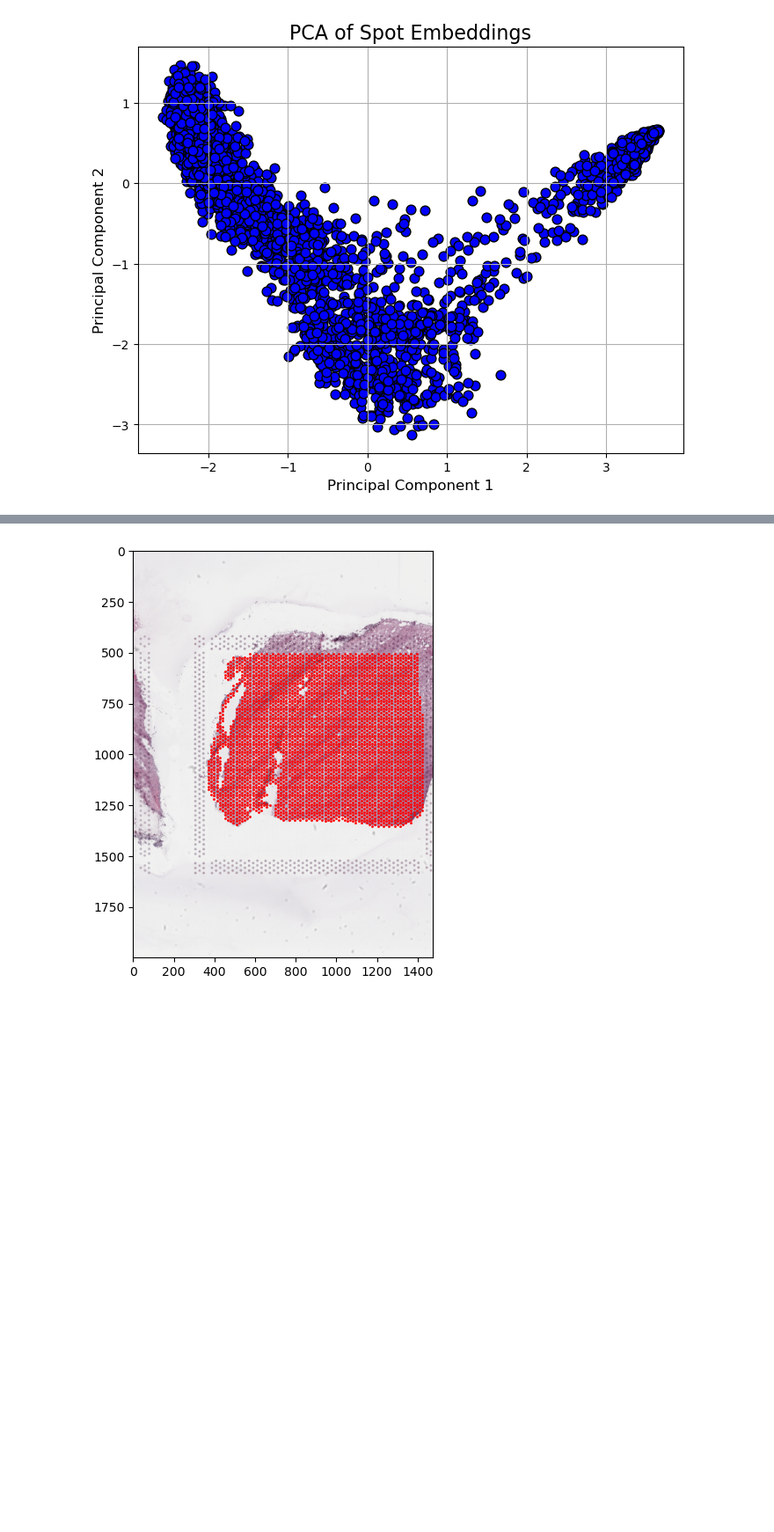
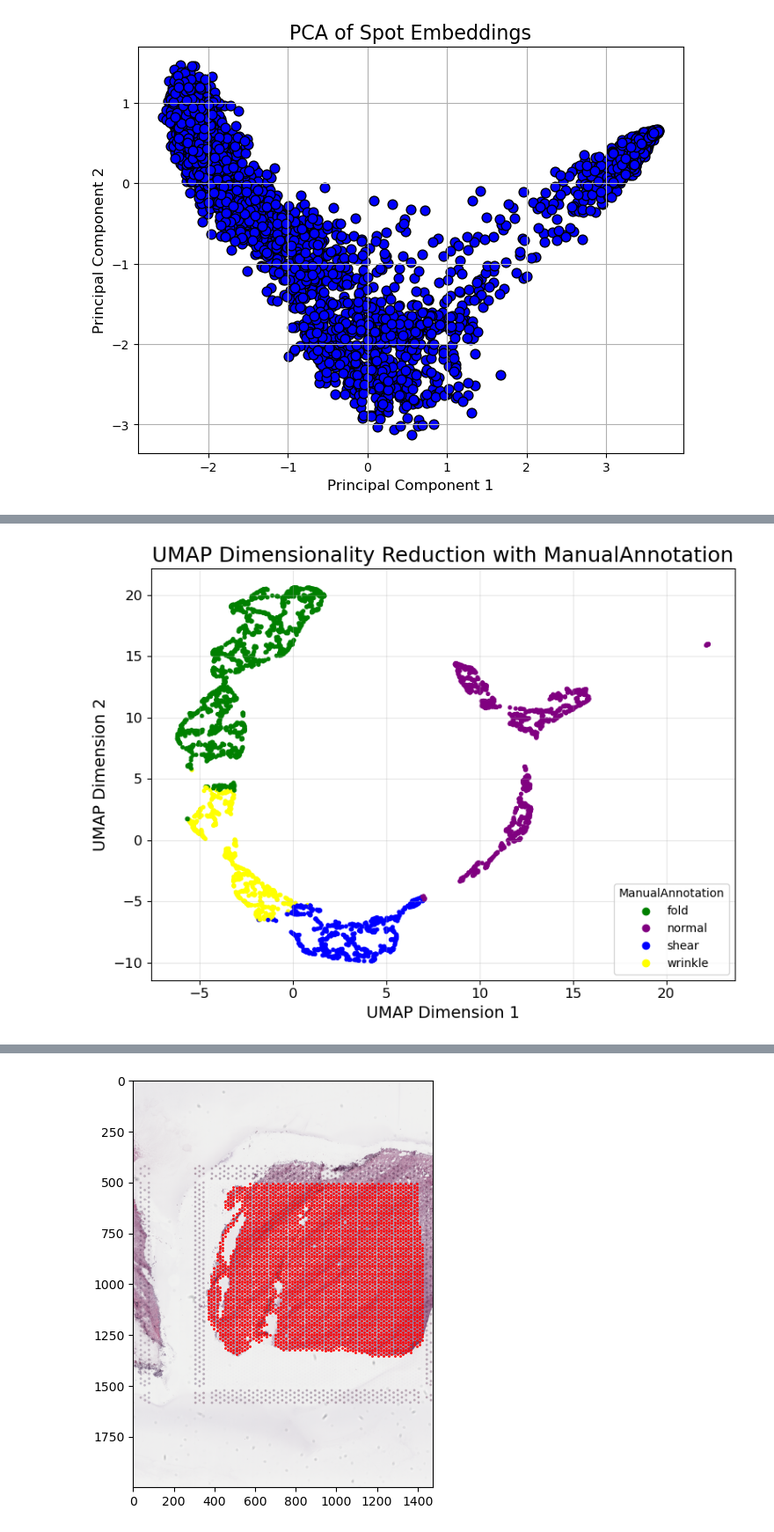
Before and after one commit to lixinglin-AI/Identifying-Cellular-Niche-in-Spatial-Transcriptomics-with-LLM, a Jupyter notebook: image_preprocessing (2).ipynb, the cells around one changed output, grey strips where cells are left out. Shown at 88% size. Cells and saved outputs as stored; diff of their text form; code cells hidden in the pictures; blank space fills up the shorter version.

```diff
--- a/image_preprocessing (2).ipynb
+++ b/image_preprocessing (2).ipynb
@@ -178,15 +195,0 @@ plt.show()
-# %%
-from umap import UMAP
-
-umap = UMAP(n_components=2, random_state=42)
-umap_results = umap.fit_transform(vectors)  # Use the original vectors before PCA
-
-# Visualize the UMAP results
-plt.figure(figsize=(8, 6))
-plt.scatter(umap_results[:, 0], umap_results[:, 1], c=clusters, cmap='viridis', edgecolor='k', s=10)
-plt.colorbar(label="Cluster Label")
-plt.title("UMAP of Spot Embeddings", fontsize=16)
-plt.xlabel("UMAP Component 1", fontsize=12)
-plt.ylabel("UMAP Component 2", fontsize=12)
-plt.grid(True)
-plt.show
@@ -267,0 +250,58 @@ plt.show()
+# %%
+from umap import UMAP
+import matplotlib.pyplot as plt
+import numpy as np
+
+# Perform UMAP dimensionality reduction
+umap = UMAP(n_components=2, n_neighbors=15, min_dist=0.05, random_state=42)
+umap_results = umap.fit_transform(reduced_vectors)
+
+# Manually map clusters to ManualAnnotation labels
+cluster_mapping = {
+    0: 'normal',
+    1: 'shear',
+    2: 'fold',
+    3: 'wrinkle'
+}
+manual_annotations = np.array([cluster_mapping[cluster] for cluster in clusters])
+
+# Define custom colors: purple, blue, green, yellow
+color_mapping = {
+    'normal': 'purple',
+    'shear': 'blue',
+    'fold': 'green',
+    'wrinkle': 'yellow'
+}
+
+# Map annotations to custom colors
+colors = [color_mapping[label] for label in manual_annotations]
+
+# Plot UMAP results
+plt.figure(figsize=(8, 6))
+scatter = plt.scatter(
+    umap_results[:, 0],
+    umap_results[:, 1],
+    c=colors,  # Apply custom colors
+    s=8  # Marker size
+)
+
+# Generate legend for ManualAnnotation labels
+unique_labels = np.unique(manual_annotations)
+handles = [
+    plt.Line2D([], [], marker='o', linestyle='', markersize=6,
+               color=color_mapping[label])
+    for label in unique_labels
+]
+plt.legend(handles, unique_labels, title="ManualAnnotation", loc='best')
+
+# Add plot titles and labels
+plt.title("UMAP Dimensionality Reduction with ManualAnnotation", fontsize=18)
+plt.xlabel("UMAP Dimension 1", fontsize=14)
+plt.ylabel("UMAP Dimension 2", fontsize=14)
+plt.xticks(fontsize=12)
+plt.yticks(fontsize=12)
+plt.grid(True, alpha=0.3)
+plt.tight_layout()
+plt.show()
+# %% [output]
+[figure, added]
```
Also changed, not shown: parts of 48 cells of this notebook.
